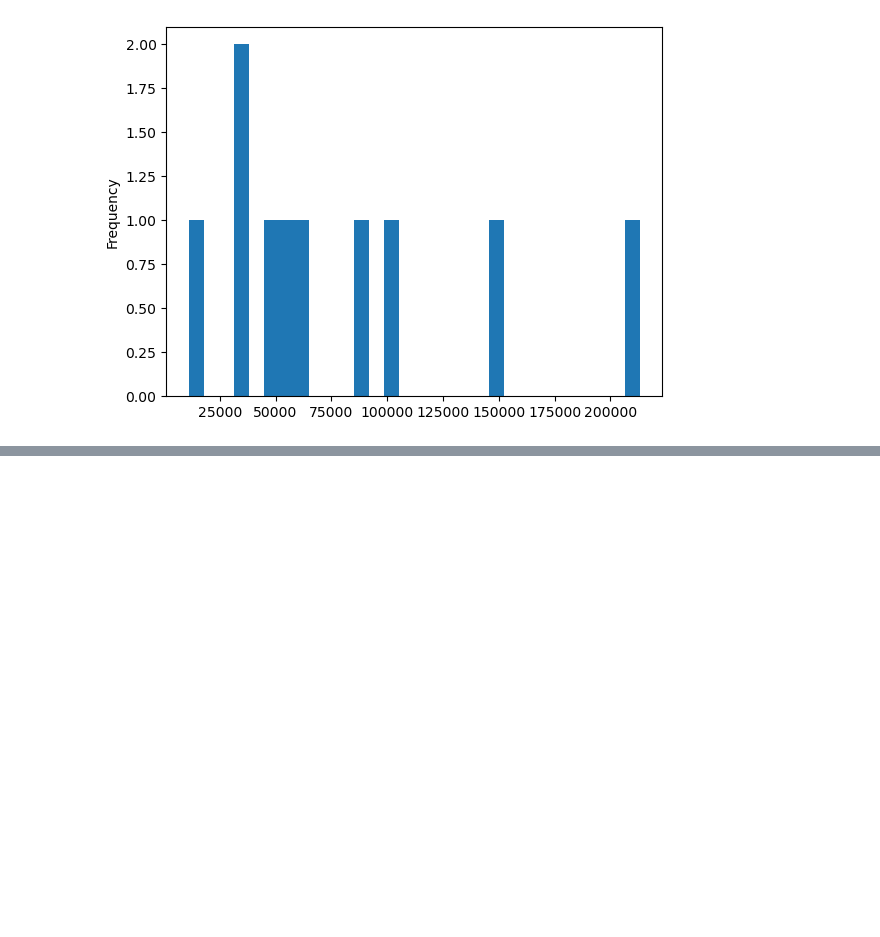
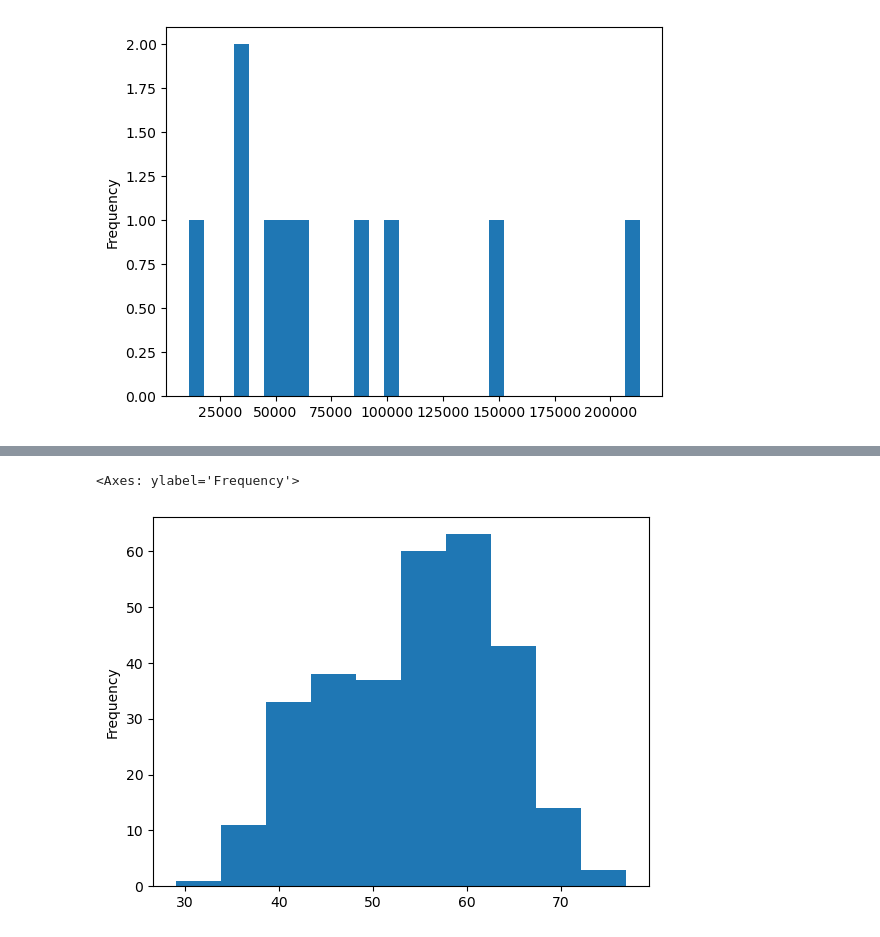
Before and after one commit to abdullahsultan/ML_Understanding, a Jupyter notebook: MatplotlibNoteBook.ipynb, the cells around one changed output, grey strips where cells are left out. Saved outputs shown, nothing was run; the diff lists cells and outputs as text; code cells hidden in the pictures; blank space fills up the shorter version.

```diff
--- a/MatplotlibNoteBook.ipynb
+++ b/MatplotlibNoteBook.ipynb
@@ -273,3 +273,6 @@ car_sales.groupby("Make").plot.bar(x="Make", y="Price");
 car_sales["Odometer (KM)"].plot.hist(bins=30);
 # %% [output]
 [figure]
+# %%
+heart_disease = pd.read_csv("heart-disease.csv")
+heart_disease
@@ -275,0 +293,6 @@ car_sales["Odometer (KM)"].plot.hist(bins=30);
+# %%
+#Crate a histogram of age
+heart_disease["age"].plot.hist(bins=10)
+# %% [output]
+<Axes: ylabel='Frequency'>
+[figure, added]
```
Also changed, not shown: parts of 19 cells of this notebook, 1 other file.
